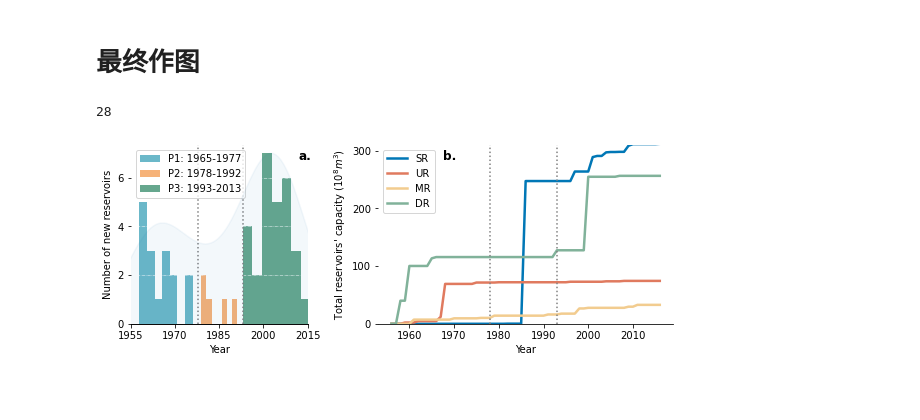
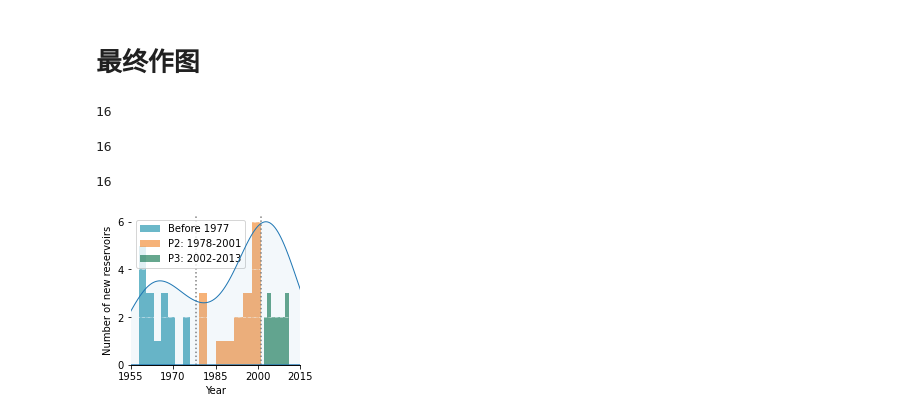
Before and after one commit to SongshGeo/Water-Governance-Regimes, a Jupyter notebook: notebooks/reservoirs_processing.ipynb, the cells around one changed output. Saved outputs shown, nothing was run; the diff lists cells and outputs as text; code cells hidden in the pictures; blank space fills up the shorter version.

Commit message:
docs(finish-appendix): full version, with finished appendix, well structured main text, all references, correct grammar
BREAKING CHANGE:

```diff
--- a/notebooks/reservoirs_processing.ipynb
+++ b/notebooks/reservoirs_processing.ipynb
@@ -260,70 +276,66 @@ regional_colormap = col.ListedColormap(region_colors, 'indexed')
 bins = 7
 # %%
 num = np.array(year_list)
+# p0 = num[num<1965]
+# p1 = num[(num<1978)&(num>=1965)]
 p1 = num[num<1978]
-p2 = num[(num<1993)&(num>=1978)]
-p3 = num[num>=1993]
+p2 = num[(num<2002)&(num>=1978)]
+p3 = num[(num>=2002)&(num<=2013)]
 # %%
 len(p1)
 len(p2)
 len(p3)
 # %% [output]
-28
+16
+16
+16
 # %%
 # %config InlineBackend.figure_format ='retina'
 import seaborn as sns
 from matplotlib.gridspec import GridSpec
 
 # 配置画布
-fig = plt.figure(figsize=(8, 3), constrained_layout=True)
-gs = GridSpec(1, 2, figure=fig, width_ratios=[3, 5])
-ax1 = fig.add_subplot(gs[0, 0])
-ax3 = fig.add_subplot(gs[0, 1])
+fig, ax1 = plt.subplots(figsize=(3, 2.6), constrained_layout=True)
 
 # 作图 1
-ax1.hist(p1, bins=7, histtype="stepfilled", alpha=0.6, color=period_colors[0], label='P1: 1965-1977')
-ax1.hist(p2, bins=7, histtype="stepfilled", alpha=0.6, color=period_colors[1], label='P2: 1978-1992')
-ax1.hist(p3, bins=7, histtype="stepfilled", alpha=0.6, color=period_colors[2], label='P3: 1993-2013')
+# ax1.hist(p0, bins=7, histtype="stepfilled", alpha=0.6, color='lightgray', label='Others')
+ax1.hist(p1, bins=7, histtype="stepfilled", alpha=0.6, color=period_colors[0], label='Before 1977')
+ax1.hist(p2, bins=7, histtype="stepfilled", alpha=0.6, color=period_colors[1], label='P2: 1978-2001')
+ax1.hist(p3, bins=7, histtype="stepfilled", alpha=0.6, color=period_colors[2], label='P3: 2002-2013')
 
 # 作图2
 ax2 = ax1.twinx()
 sns.kdeplot(year_list, shade=True, ax=ax2, alpha=0.05)
 
 # 作图3
 reservoirs_capacity_cumulating.plot(ax=ax3, colormap=regional_colormap, lw=2.5)
 
 
 # 修饰图1
 ax1.set_yticks(np.arange(0, 7.9, 2))
 ax1.set_xticks(np.arange(1955, 2016, 15))
 ax1.legend(loc=2)
 ax1.yaxis.grid(color='white', linestyle='-.', linewidth=0.5)
 ax1.set_ylabel("Number of new reservoirs")
-ax1.text(2014, 6.9, 'a.', ha='center', va='center', weight='bold', size='large')
+# ax1.text(2014, 6.9, 'a.', ha='center', va='center', weight='bold', size='large')
 
 # 修饰图2
 ax2.set_xlim(1955, 2015)
 ax2.axes.get_yaxis().set_visible(False)
 
-# 修饰图3
-ax3.set_yticks(np.arange(0, 310, 100))
-ax3.set_ylabel("Total reservoirs' capacity ($10^8 m^3$)")
-ax3.set_ylim(0, 310)
-ax3.text(1969, 290, 'b.', ha='center', va='center', weight='bold', size='large')
-
-for ax in [ax1, ax3]:
+for ax in [ax1]:
     ax.axvline(1978, color='gray', ls=':', lw=1.5)
-    ax.axvline(1993, color='gray', ls=':', lw=1.5)
+    ax.axvline(2001, color='gray', ls=':', lw=1.5)
     ax.set_xlabel('Year')
 
-for ax in [ax1, ax2, ax3]:
+for ax in [ax1, ax2]:
     ax.spines['top'].set_visible(False)
     ax.spines['bottom'].set_visible(True)
     ax.spines['left'].set_visible(False)
     ax.spines['right'].set_visible(False)
 
 plt.savefig('../figures/sup/reservoirs.jpg', dpi=300)
 plt.savefig('../figures/sup/reservoirs.pdf', dpi=300)
 plt.show();
 # %% [output]
-[figure, old version]
+[figure, new version]
```
Also changed, not shown: parts of 6 cells of this notebook, 40 other files.
